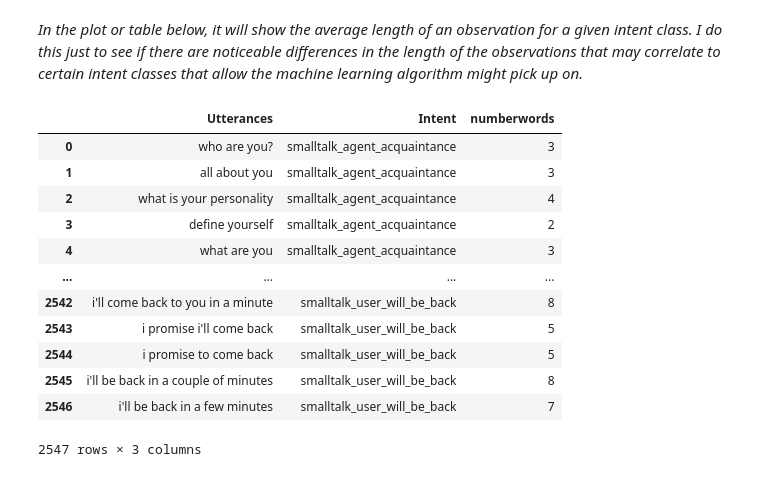
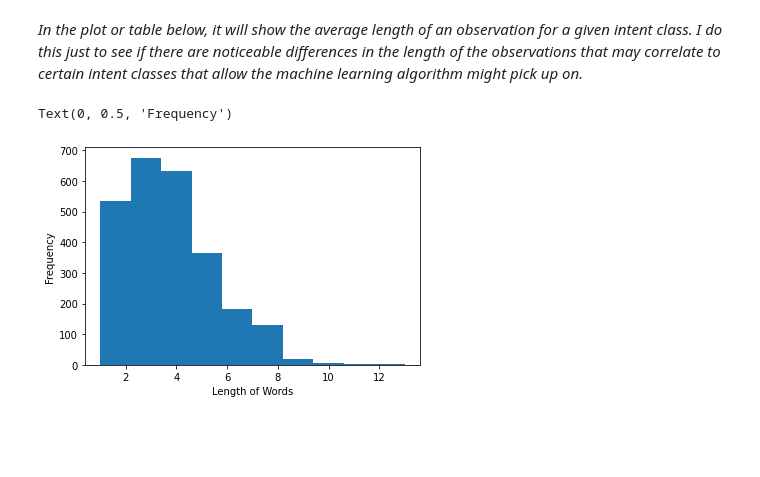
Before and after one commit to bderosie/cs39aa_project, a Jupyter notebook: project-part-1.ipynb, the cells around one changed output. Drawn from its saved outputs; the diff is of its cells as text; code cells hidden in the pictures; blank space fills up the shorter version.

```diff
--- a/project-part-1.ipynb
+++ b/project-part-1.ipynb
@@ -100,20 +93,13 @@ plt.ylabel("Word Counts", fontsize=15);
 [figure]
 # %% [markdown]
 _In the plot or table below, it will show the average length of an observation for a given intent class. I do this just to see if there are noticeable differences in the length of the observations that may correlate to certain intent classes that allow the machine learning algorithm might pick up on._
-# %%
-df['numberwords'] = df.Utterances.apply(lambda x: len(x.split()))
-df
-# %% [output]
-|  | Utterances | Intent | numberwords |
-| 0 | who are you? | smalltalk_agent_acquaintance | 3 |
-| 1 | all about you | smalltalk_agent_acquaintance | 3 |
-| 2 | what is your personality | smalltalk_agent_acquaintance | 4 |
-| 3 | define yourself | smalltalk_agent_acquaintance | 2 |
-| 4 | what are you | smalltalk_agent_acquaintance | 3 |
-| ... | ... | ... | ... |
-| 2542 | i'll come back to you in a minute | smalltalk_user_will_be_back | 8 |
-| 2543 | i promise i'll come back | smalltalk_user_will_be_back | 5 |
-| 2544 | i promise to come back | smalltalk_user_will_be_back | 5 |
-| 2545 | i'll be back in a couple of minutes | smalltalk_user_will_be_back | 8 |
-| 2546 | i'll be back in a few minutes | smalltalk_user_will_be_back | 7 |
-2547 rows × 3 columns
+# %%
+x = df['Utterances'].str.split().\
+    map(lambda x: len(x))
+
+plt.hist(x)
+plt.xlabel("Length of Words")
+plt.ylabel("Frequency")
+# %% [output]
+Text(0, 0.5, 'Frequency')
+[figure, added]
```
Also changed, not shown: parts of 7 cells of this notebook.
